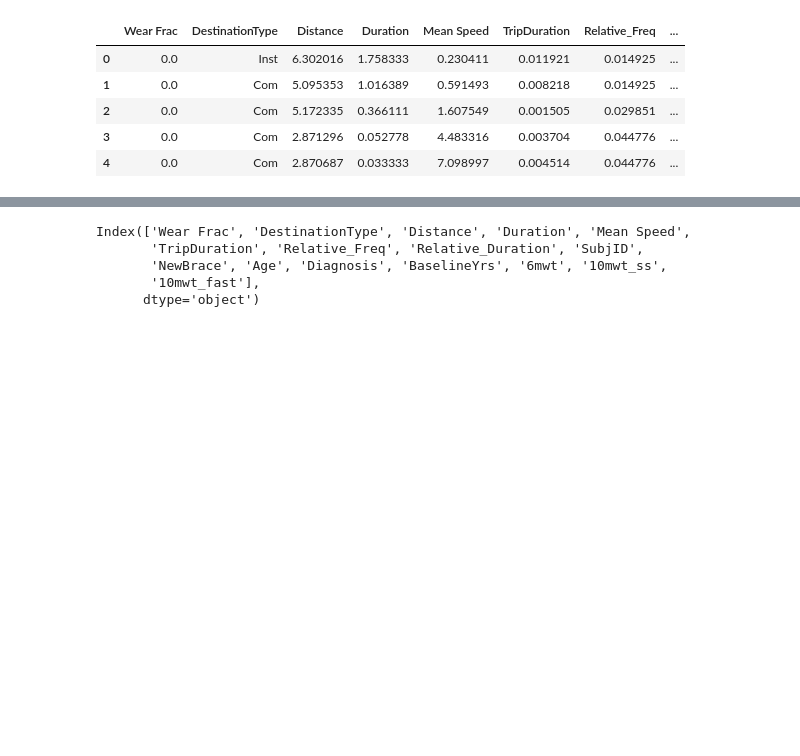
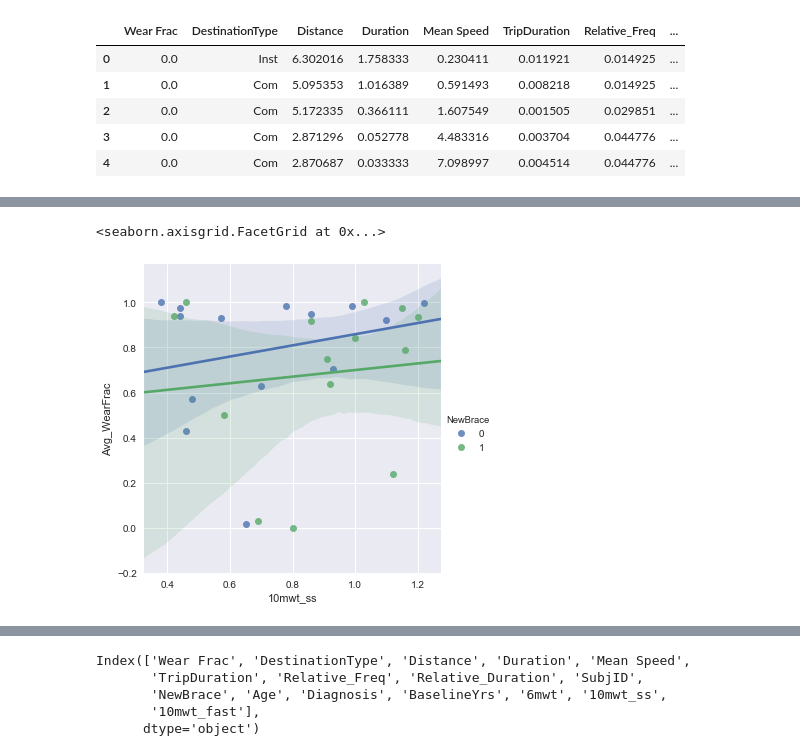
Before and after one commit to Luke3D/CbrAnalysis, a Jupyter notebook: GPS_AnalysisUIC.ipynb, the cells around one changed output, grey strips where cells are left out. Drawn from its saved outputs; the diff is of its cells as text; code cells hidden in the pictures; blank space fills up the shorter version.

Commit message:
new plot of speed/brace dependence

```diff
--- a/GPS_AnalysisUIC.ipynb
+++ b/GPS_AnalysisUIC.ipynb
@@ -587,0 +598,8 @@ for s in Data.SubjID.unique():
+# %%
+#To remove SCO data (for speed analysis) if 3 devices exist
+for s in Data.SubjID.unique():
+    if len(Data[Data['SubjID']==s].Brace.unique()) > 2: #if baseline device data exists, assumes CBR and SCO are both the new brace
+        inds= np.where(((Data['SubjID']==s) & (Data['Brace']=='Sco')))[0]
+        Data=Data.drop(inds)
+        Data=Data.reset_index(drop=True)
+len(Data)
@@ -587,0 +608,3 @@ for s in Data.SubjID.unique():
+# %%
+for s in Data.SubjID.unique():
+    print(s,Data[Data['SubjID']==s].Brace.unique())
@@ -665,7 +703,8 @@ Features.to_csv('GPSmodelFeatures.csv',index=False)
 # Explore features
 # %%
 #load features
-Features = pd.read_csv('GPSmodelFeatures.csv')
+# Features = pd.read_csv('GPSmodelFeatures.csv')
+Features = pd.read_csv('GPSmodelFeatures_2braceonly.csv')
 Features.head()
 # %% [output]
 |  | Wear Frac | DestinationType | Distance | Duration | Mean Speed | TripDuration | Relative_Freq | ... |
@@ -676,0 +729,12 @@ Features.head()
+# %%
+Wf = pd.DataFrame(data=None,columns=['SubjID','NewBrace','Avg_WearFrac','10mwt_ss'])
+for s in F.SubjID.unique():
+    for brace in F.NewBrace.unique():
+
+        d_s = F.loc[(F['SubjID']==s) & (F['NewBrace']==brace),['Wear Frac','10mwt_ss']]
+        wf_s = d_s['Wear Frac'].values
+        wf_s = np.sum(wf_s)/len(wf_s) #compute average wear time fraction over all locations
+
+        d = {'SubjID':s, 'NewBrace':brace ,'Avg_WearFrac':wf_s, '10mwt_ss':d_s['10mwt_ss'].unique()}
+
+        Wf=Wf.append(pd.DataFrame(d),ignore_index=True)
@@ -676,0 +750,5 @@ Features.head()
+# %%
+sns.lmplot(data=Wf,x='10mwt_ss',y='Avg_WearFrac',hue='NewBrace') #binarized weartime
+# %% [output]
+<seaborn.axisgrid.FacetGrid at 0x...>
+[figure, added]
```
Also changed, not shown: parts of 25 cells of this notebook.
